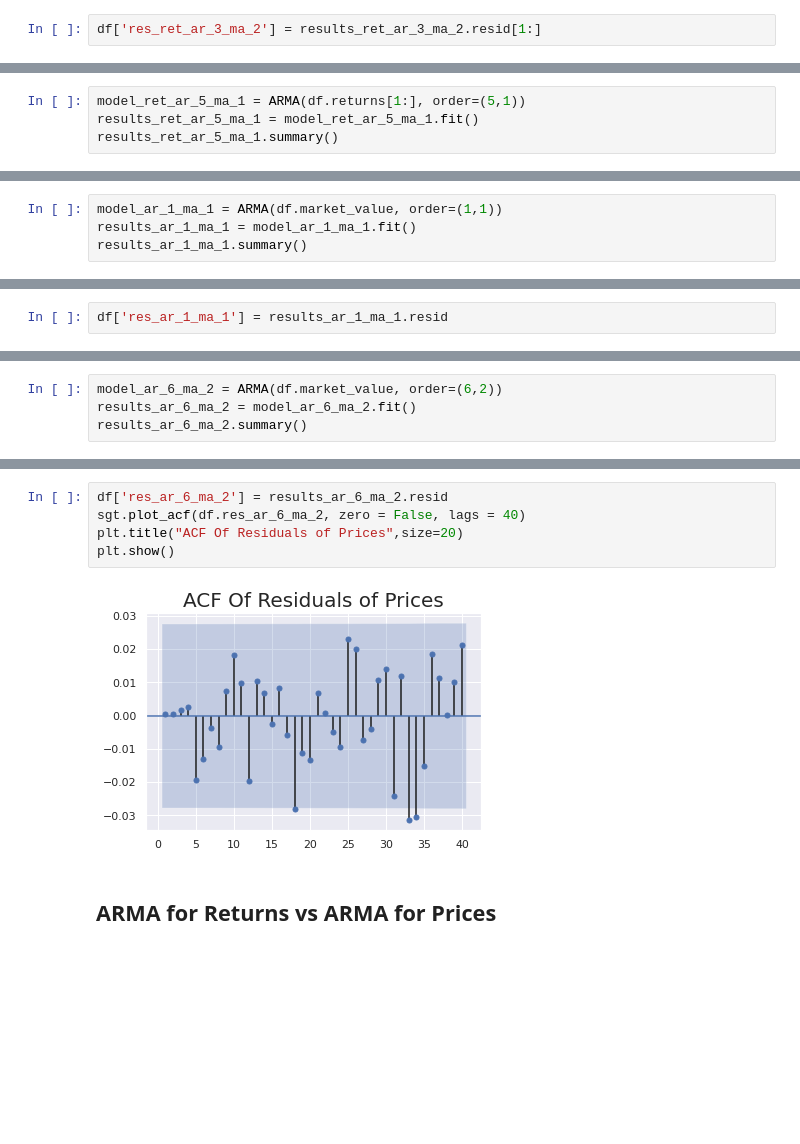
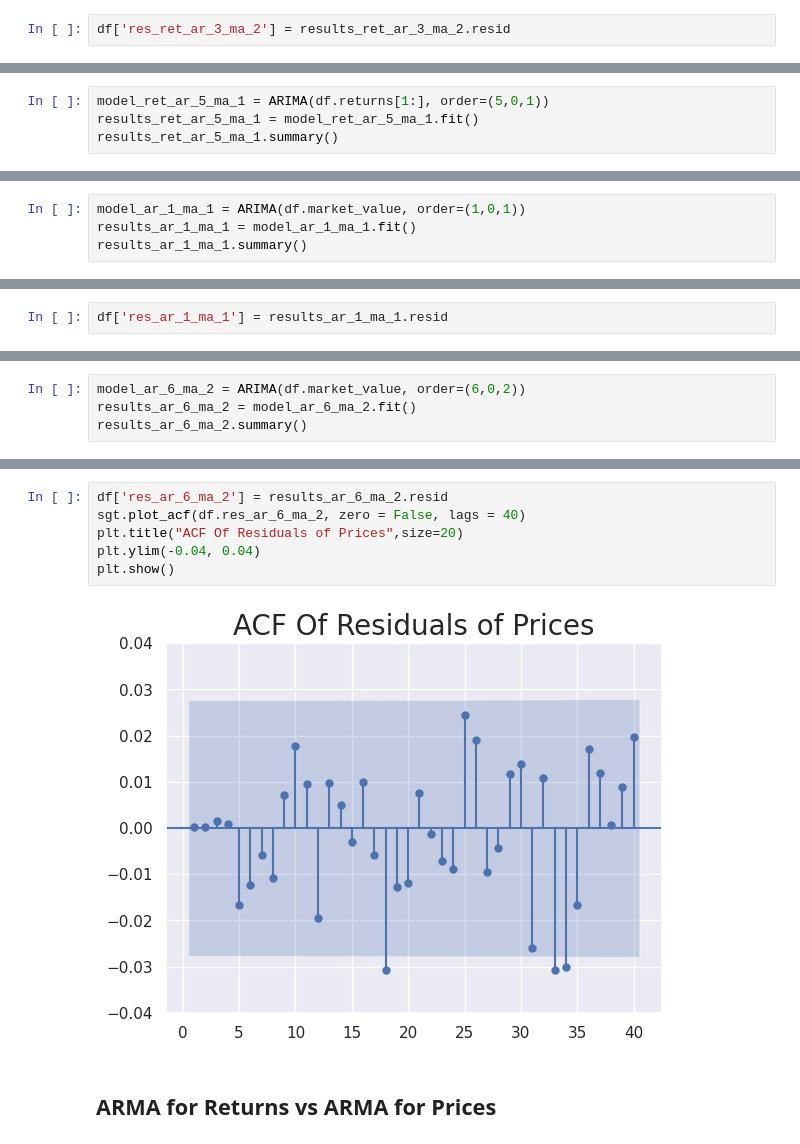
Before and after one commit to davidsosaolea/curso-series-temporales, a Jupyter notebook: 7. ARMA autorregresivos de medias moviles/Python/9_ARMA_.ipynb, the cells around one changed output, grey strips where cells are left out. Cells and saved outputs as stored; diff of their text form; blank space fills up the shorter version.

```diff
--- a/7. ARMA autorregresivos de medias moviles/Python/9_ARMA_.ipynb
+++ b/7. ARMA autorregresivos de medias moviles/Python/9_ARMA_.ipynb
@@ -286,7 +288,7 @@ print("\n ARMA(1,3): \tLL = ", results_ret_ar_1_ma_3.llf, "\tAIC = ", results_re
 # %% [markdown]
 ## Residuals for Returns
 # %%
-df['res_ret_ar_3_ma_2'] = results_ret_ar_3_ma_2.resid[1:]
+df['res_ret_ar_3_ma_2'] = results_ret_ar_3_ma_2.resid
 # %%
 df.res_ret_ar_3_ma_2.plot(figsize = (20,5))
 plt.title("Residuals of Returns", size=24)
@@ -341,5 +339,5 @@ Roots
 # %%
-model_ret_ar_5_ma_1 = ARMA(df.returns[1:], order=(5,1))
+model_ret_ar_5_ma_1 = ARIMA(df.returns[1:], order=(5,0,1))
 results_ret_ar_5_ma_1 = model_ret_ar_5_ma_1.fit()
 results_ret_ar_5_ma_1.summary()
 # %% [output]
@@ -433,5 +430,5 @@ plt.show()
 # %%
-model_ar_1_ma_1 = ARMA(df.market_value, order=(1,1))
+model_ar_1_ma_1 = ARIMA(df.market_value, order=(1,0,1))
 results_ar_1_ma_1 = model_ar_1_ma_1.fit()
 results_ar_1_ma_1.summary()
 # %% [output]
@@ -504,5 +498,5 @@ Roots
 # %%
-model_ar_6_ma_2 = ARMA(df.market_value, order=(6,2))
+model_ar_6_ma_2 = ARIMA(df.market_value, order=(6,0,2))
 results_ar_6_ma_2 = model_ar_6_ma_2.fit()
 results_ar_6_ma_2.summary()
 # %% [output]
@@ -537,10 +528,11 @@ Roots
 # %%
 df['res_ar_6_ma_2'] = results_ar_6_ma_2.resid
 sgt.plot_acf(df.res_ar_6_ma_2, zero = False, lags = 40)
 plt.title("ACF Of Residuals of Prices",size=20)
+plt.ylim(-0.04, 0.04)
 plt.show()
 # %% [output]
-[figure, old version]
+[figure, new version]
 # %% [markdown]
 ## ARMA for Returns vs ARMA for Prices
 # %%
```
Also changed, not shown: parts of 22 cells of this notebook, 1 other file.
